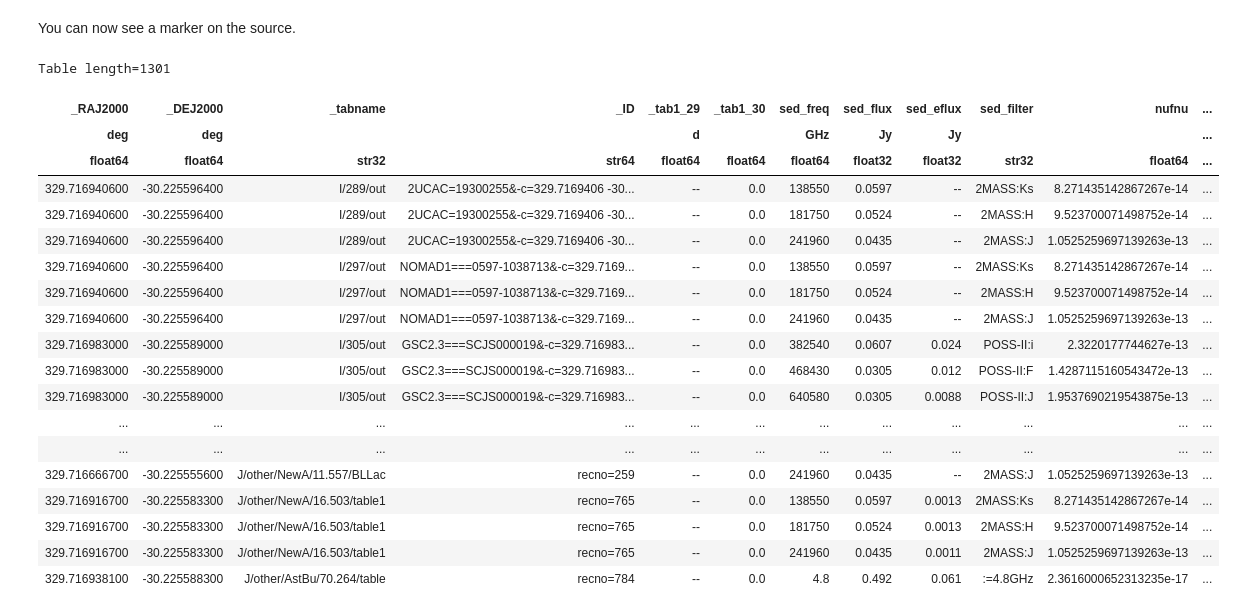
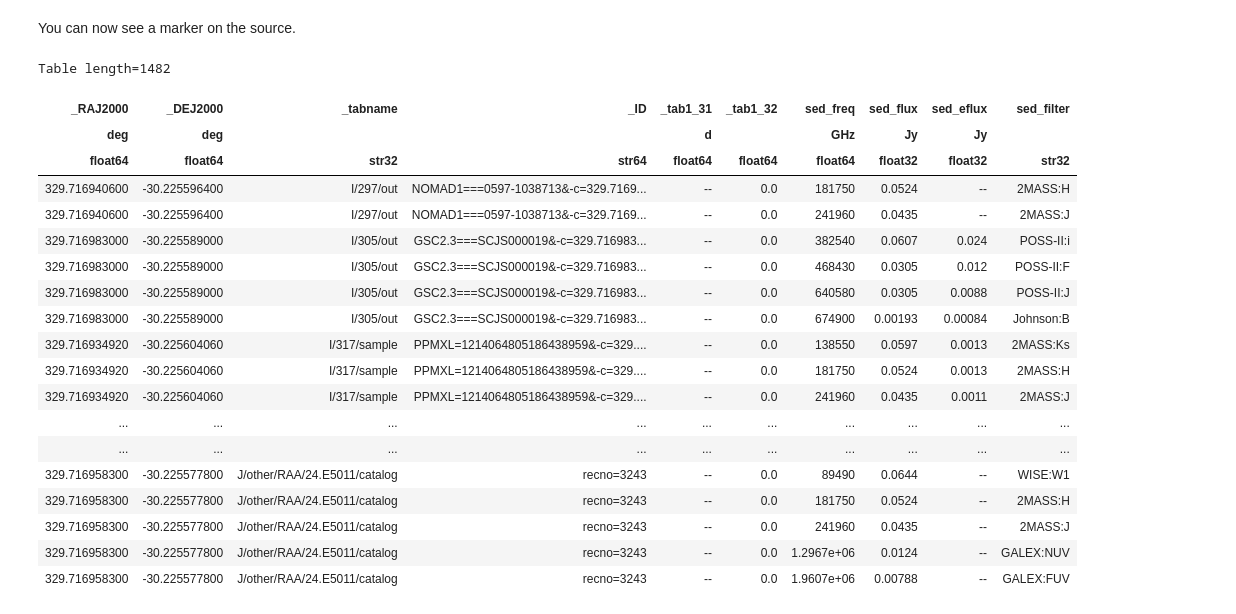
Before and after one commit to cds-astro/tutorials, a Jupyter notebook: Notebooks/4_High_Energy_sources__Multi_instrument_multi_wavelength_exploration_using_VO_tools.ipynb, the cells around one changed output. Cells and saved outputs as stored; diff of their text form; code cells hidden in the pictures.

```diff
--- a/Notebooks/4_High_Energy_sources__Multi_instrument_multi_wavelength_exploration_using_VO_tools.ipynb
+++ b/Notebooks/4_High_Energy_sources__Multi_instrument_multi_wavelength_exploration_using_VO_tools.ipynb
@@ -544,37 +553,32 @@ aladin.add_table(hess_simbad_fermi_AGN)
 You can now see a marker on the source.
 # %%
 object_coordinates = SkyCoord.from_name(object_name)
-# here, were doing a query in a circle directly with an url.
-# this is what the ViZier module of astroquery does for us, see the precent tutorials
-# query_url = f"https://vizier.cds.unistra.fr/viz-bin/sed?-c={object_coordinates.icrs.ra.deg},{object_coordinates.icrs.dec.deg}&-c.rs=5"
-# query = Table.read(query_url, format="votable")
-
-# The two precedent lines allow to do the query, but here we'll get it from the file system
-with Path.open(Path.cwd() / "Data/J_ApJS_218_23/cone_search.pkl", "rb") as file:
-    query = pickle.load(file)  # noqa: S301
-
+# here, were doing a query in a circle directly with an url to get the SED VizieR tool:
+query_url = f"https://vizier.cds.unistra.fr/viz-bin/sed?-c={object_coordinates.icrs.ra.deg},{object_coordinates.icrs.dec.deg}&-c.rs=5"
+query = Table.read(query_url, format="votable")
+# this can be a bit long ~15s with a good internet connexion
 query
 # %% [output]
-Table length=1301
+Table length=1482
-| _RAJ2000 | _DEJ2000 | _tabname | _ID | _tab1_29 | _tab1_30 | sed_freq | sed_flux | sed_eflux | sed_filter | nufnu | ... |
-| deg | deg |  |  | d |  | GHz | Jy | Jy |  |  | ... |
-| float64 | float64 | str32 | str64 | float64 | float64 | float64 | float32 | float32 | str32 | float64 | ... |
-| 329.716940600 | -30.225596400 | I/289/out | 2UCAC=19300255&-c=329.7169406 -30... | -- | 0.0 | 138550 | 0.0597 | -- | 2MASS:Ks | 8.271435142867267e-14 | ... |
-| 329.716940600 | -30.225596400 | I/289/out | 2UCAC=19300255&-c=329.7169406 -30... | -- | 0.0 | 181750 | 0.0524 | -- | 2MASS:H | 9.523700071498752e-14 | ... |
-| 329.716940600 | -30.225596400 | I/289/out | 2UCAC=19300255&-c=329.7169406 -30... | -- | 0.0 | 241960 | 0.0435 | -- | 2MASS:J | 1.0525259697139263e-13 | ... |
-| 329.716940600 | -30.225596400 | I/297/out | NOMAD1===0597-1038713&-c=329.7169... | -- | 0.0 | 138550 | 0.0597 | -- | 2MASS:Ks | 8.271435142867267e-14 | ... |
-| 329.716940600 | -30.225596400 | I/297/out | NOMAD1===0597-1038713&-c=329.7169... | -- | 0.0 | 181750 | 0.0524 | -- | 2MASS:H | 9.523700071498752e-14 | ... |
-| 329.716940600 | -30.225596400 | I/297/out | NOMAD1===0597-1038713&-c=329.7169... | -- | 0.0 | 241960 | 0.0435 | -- | 2MASS:J | 1.0525259697139263e-13 | ... |
-| 329.716983000 | -30.225589000 | I/305/out | GSC2.3===SCJS000019&-c=329.716983... | -- | 0.0 | 382540 | 0.0607 | 0.024 | POSS-II:i | 2.3220177744627e-13 | ... |
-| 329.716983000 | -30.225589000 | I/305/out | GSC2.3===SCJS000019&-c=329.716983... | -- | 0.0 | 468430 | 0.0305 | 0.012 | POSS-II:F | 1.4287115160543472e-13 | ... |
-| 329.716983000 | -30.225589000 | I/305/out | GSC2.3===SCJS000019&-c=329.716983... | -- | 0.0 | 640580 | 0.0305 | 0.0088 | POSS-II:J | 1.9537690219543875e-13 | ... |
-| ... | ... | ... | ... | ... | ... | ... | ... | ... | ... | ... | ... |
-| ... | ... | ... | ... | ... | ... | ... | ... | ... | ... | ... | ... |
-| 329.716666700 | -30.225555600 | J/other/NewA/11.557/BLLac | recno=259 | -- | 0.0 | 241960 | 0.0435 | -- | 2MASS:J | 1.0525259697139263e-13 | ... |
-| 329.716916700 | -30.225583300 | J/other/NewA/16.503/table1 | recno=765 | -- | 0.0 | 138550 | 0.0597 | 0.0013 | 2MASS:Ks | 8.271435142867267e-14 | ... |
-| 329.716916700 | -30.225583300 | J/other/NewA/16.503/table1 | recno=765 | -- | 0.0 | 181750 | 0.0524 | 0.0013 | 2MASS:H | 9.523700071498752e-14 | ... |
-| 329.716916700 | -30.225583300 | J/other/NewA/16.503/table1 | recno=765 | -- | 0.0 | 241960 | 0.0435 | 0.0011 | 2MASS:J | 1.0525259697139263e-13 | ... |
-| 329.716938100 | -30.225588300 | J/other/AstBu/70.264/table | recno=784 | -- | 0.0 | 4.8 | 0.492 | 0.061 | :=4.8GHz | 2.3616000652313235e-17 | ... |
+| _RAJ2000 | _DEJ2000 | _tabname | _ID | _tab1_31 | _tab1_32 | sed_freq | sed_flux | sed_eflux | sed_filter |
+| deg | deg |  |  | d |  | GHz | Jy | Jy |  |
+| float64 | float64 | str32 | str64 | float64 | float64 | float64 | float32 | float32 | str32 |
+| 329.716940600 | -30.225596400 | I/297/out | NOMAD1===0597-1038713&-c=329.7169... | -- | 0.0 | 181750 | 0.0524 | -- | 2MASS:H |
+| 329.716940600 | -30.225596400 | I/297/out | NOMAD1===0597-1038713&-c=329.7169... | -- | 0.0 | 241960 | 0.0435 | -- | 2MASS:J |
+| 329.716983000 | -30.225589000 | I/305/out | GSC2.3===SCJS000019&-c=329.716983... | -- | 0.0 | 382540 | 0.0607 | 0.024 | POSS-II:i |
+| 329.716983000 | -30.225589000 | I/305/out | GSC2.3===SCJS000019&-c=329.716983... | -- | 0.0 | 468430 | 0.0305 | 0.012 | POSS-II:F |
+| 329.716983000 | -30.225589000 | I/305/out | GSC2.3===SCJS000019&-c=329.716983... | -- | 0.0 | 640580 | 0.0305 | 0.0088 | POSS-II:J |
+| 329.716983000 | -30.225589000 | I/305/out | GSC2.3===SCJS000019&-c=329.716983... | -- | 0.0 | 674900 | 0.00193 | 0.00084 | Johnson:B |
+| 329.716934920 | -30.225604060 | I/317/sample | PPMXL=1214064805186438959&-c=329.... | -- | 0.0 | 138550 | 0.0597 | 0.0013 | 2MASS:Ks |
+| 329.716934920 | -30.225604060 | I/317/sample | PPMXL=1214064805186438959&-c=329.... | -- | 0.0 | 181750 | 0.0524 | 0.0013 | 2MASS:H |
+| 329.716934920 | -30.225604060 | I/317/sample | PPMXL=1214064805186438959&-c=329.... | -- | 0.0 | 241960 | 0.0435 | 0.0011 | 2MASS:J |
+| ... | ... | ... | ... | ... | ... | ... | ... | ... | ... |
+| ... | ... | ... | ... | ... | ... | ... | ... | ... | ... |
+| 329.716958300 | -30.225577800 | J/other/RAA/24.E5011/catalog | recno=3243 | -- | 0.0 | 89490 | 0.0644 | -- | WISE:W1 |
+| 329.716958300 | -30.225577800 | J/other/RAA/24.E5011/catalog | recno=3243 | -- | 0.0 | 181750 | 0.0524 | -- | 2MASS:H |
+| 329.716958300 | -30.225577800 | J/other/RAA/24.E5011/catalog | recno=3243 | -- | 0.0 | 241960 | 0.0435 | -- | 2MASS:J |
+| 329.716958300 | -30.225577800 | J/other/RAA/24.E5011/catalog | recno=3243 | -- | 0.0 | 1.2967e+06 | 0.0124 | -- | GALEX:NUV |
+| 329.716958300 | -30.225577800 | J/other/RAA/24.E5011/catalog | recno=3243 | -- | 0.0 | 1.9607e+06 | 0.00788 | -- | GALEX:FUV |
 # %%
 query["nufnu"] = query["sed_freq"] * query["sed_flux"] * 1e-17
 cc = 3e18
```
Also changed, not shown: parts of 26 cells of this notebook, 7 other files.
